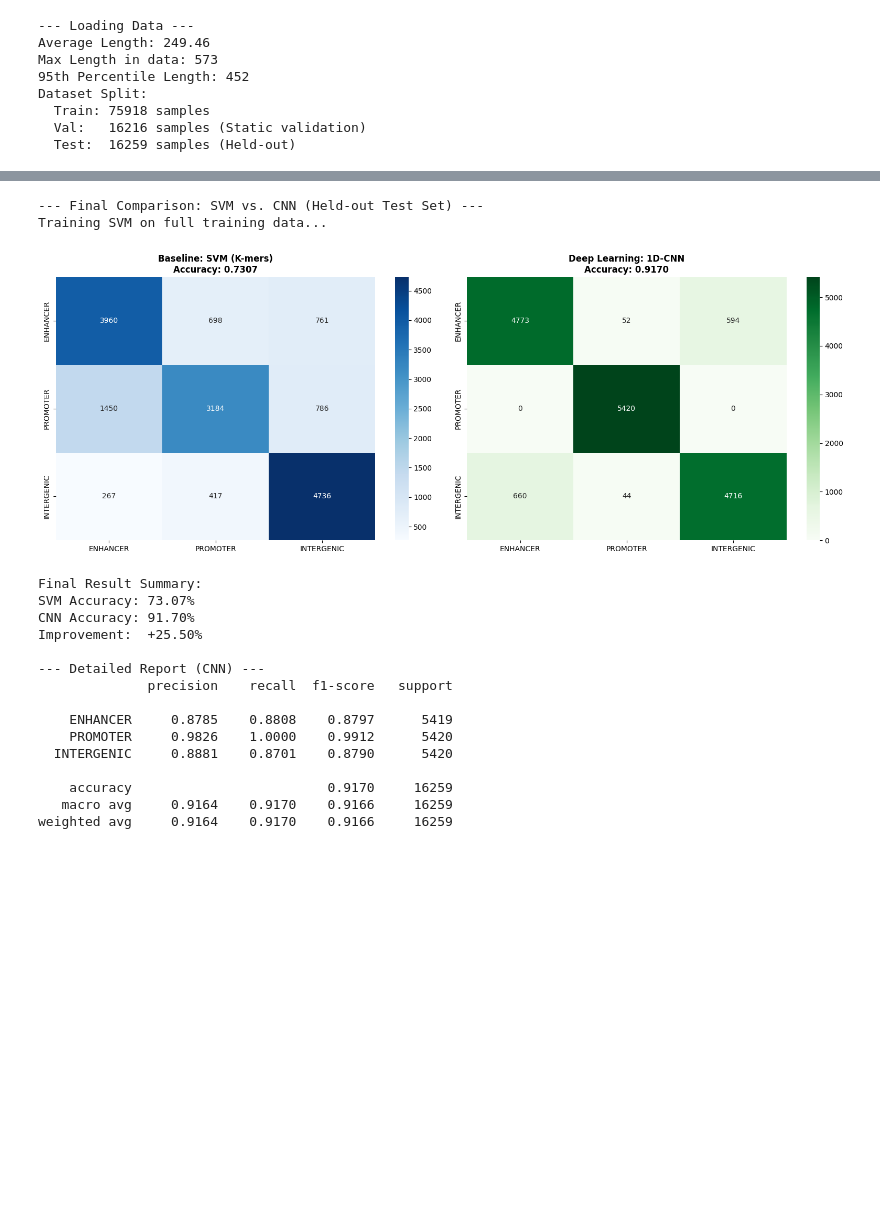
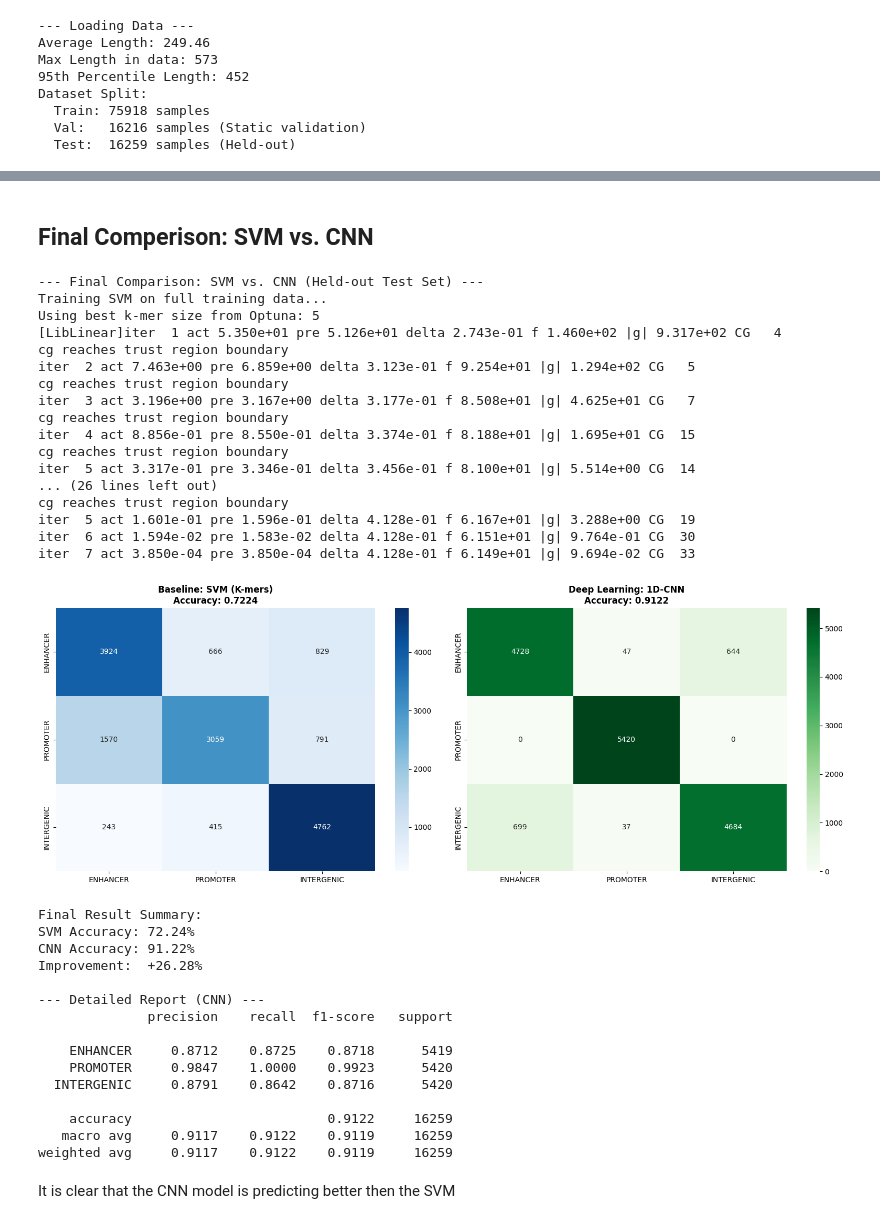
Before and after one commit to Shlezman/DL-DNA-sequences, a Jupyter notebook: project.ipynb, the cells around one changed output, grey strips where cells are left out. Cells and saved outputs as stored; diff of their text form; code cells hidden in the pictures; blank space fills up the shorter version.

```diff
--- a/project.ipynb
+++ b/project.ipynb
@@ -1,4 +5,5 @@
 # %%
+import sys
 import pandas as pd
 import numpy as np
 import matplotlib.pyplot as plt
@@ -15,12 +20,11 @@ from sklearn.svm import LinearSVC
 from sklearn.feature_extraction.text import CountVectorizer
 from sklearn.model_selection import StratifiedKFold
 
-
-
 import tensorflow as tf
 from tensorflow.keras import layers, models, callbacks
 from tensorflow.keras.preprocessing.sequence import pad_sequences
 
+DATA_PATH = './DNA_dataset/DNA_multiclass_balanced.parquet'
 
 LABEL2ID = {"ENHANCER": 0, "PROMOTER": 1, "INTERGENIC": 2}
 ID2LABEL = {v: k for k, v in LABEL2ID.items()}
@@ -28,5 +39,5 @@ LABEL_MAP = ["ENHANCER", "PROMOTER", "INTERGENIC"]
 # %%
-df_balanced = pd.read_parquet("./DNA_dataset/DNA_multiclass_balanced.parquet")
+df_balanced = pd.read_parquet(DATA_PATH)
 
 print("\nLabel distribution:")
 print(df_balanced["label"].value_counts())
@@ -275,5 +331,4 @@ All functions defined successfully.
 # %%
-
 FINAL_LEN = max(RECOMMENDED_LEN, 200)
 
 # Cross Validation
@@ -285,15 +340,17 @@ X_cv_padded = encode_and_pad(X_cv_raw, FINAL_LEN)
 X_test_padded = encode_and_pad(X_test, FINAL_LEN)
 
 # One-Hot
-X_cv_ohe = tf.one_hot(X_cv_padded, depth=5).numpy()
-X_test_ohe = tf.one_hot(X_test_padded, depth=5).numpy()
+with tf.device('/CPU:0'):
+    X_cv_ohe   = tf.one_hot(X_cv_padded,   depth=5).numpy()
+    X_test_ohe = tf.one_hot(X_test_padded, depth=5).numpy()
 y_test_cat = tf.keras.utils.to_categorical(y_test, num_classes=3)
 
 # Cross-Validation
 n_splits = 5
 kfold = StratifiedKFold(n_splits=n_splits, shuffle=True, random_state=42)
 cv_scores = []
-best_val_acc = 0
+
+best_val_loss = np.inf
 best_model = None
 # %% [output]
 Encoding data...
@@ -598,67 +694,80 @@ Sample Predictions (Random Sample):
+# %% [markdown]
+## Final Comperison: SVM vs. CNN
 # %%
 print("\n--- Final Comparison: SVM vs. CNN (Held-out Test Set) ---")
 
 print("Training SVM on full training data...")
-X_train_full_raw = X_train + X_val  # איחוד רשימות
+X_train_full_raw = X_train + X_val
 y_train_full = np.concatenate([y_train, y_val])
 
+print(f"Using best k-mer size from Optuna: {best_k}")
+vectorizer_final = CountVectorizer(analyzer='char', ngram_range=(best_k, best_k))
+X_train_vec = vectorizer_final.fit_transform(X_train_full_raw)
+X_test_vec  = vectorizer_final.transform(X_test)
 
-k_mer_size = 5
-vectorizer = CountVectorizer(analyzer='char', ngram_range=(k_mer_size, k_mer_size))
-X_train_vec = vectorizer.fit_transform(X_train_full_raw)
-X_test_vec = vectorizer.transform(X_test) # המרת ה-Test Set
-
-# SVM
 svm_model.fit(X_train_vec, y_train_full)
 
 y_pred_svm = svm_model.predict(X_test_vec)
-acc_svm = accuracy_score(y_test, y_pred_svm)
+acc_svm    = accuracy_score(y_test, y_pred_svm)
 
 y_pred_cnn_probs = best_model.predict(X_test_ohe, verbose=0)
 y_pred_cnn = np.argmax(y_pred_cnn_probs, axis=1)
-acc_cnn = accuracy_score(y_test, y_pred_cnn)
+acc_cnn    = accuracy_score(y_test, y_pred_cnn)
 
 fig, axes = plt.subplots(1, 2, figsize=(16, 6))
 labels = ['ENHANCER', 'PROMOTER', 'INTERGENIC']
 
-# SVM Matrix
 sns.heatmap(confusion_matrix(y_test, y_pred_svm), annot=True, fmt='d', cmap='Blues',
             xticklabels=labels, yticklabels=labels, ax=axes[0])
-axes[0].set_title(f'Baseline: SVM (K-mers)\nAccuracy: {acc_svm:.4f}', fontsize=12, fontweight='bold')
+axes[0].set_title(f'Baseline: SVM (K-mers)\nAccuracy: {acc_svm:.4f}', fontweight='bold')
 
-# CNN Matrix
 sns.heatmap(confusion_matrix(y_test, y_pred_cnn), annot=True, fmt='d', cmap='Greens',
             xticklabels=labels, yticklabels=labels, ax=axes[1])
-axes[1].set_title(f'Deep Learning: 1D-CNN\nAccuracy: {acc_cnn:.4f}', fontsize=12, fontweight='bold')
+axes[1].set_title(f'Deep Learning: 1D-CNN\nAccuracy: {acc_cnn:.4f}', fontweight='bold')
 
-plt.tight_layout()
-plt.show()
-
+plt.tight_layout(); plt.show()
 
 print(f"\nFinal Result Summary:")
 print(f"SVM Accuracy: {acc_svm:.2%}")
 print(f"CNN Accuracy: {acc_cnn:.2%}")
 improvement = (acc_cnn - acc_svm) / acc_svm * 100
 print(f"Improvement:  {improvement:+.2f}%")
 
 print("\n--- Detailed Report (CNN) ---")
 print(classification_report(y_test, y_pred_cnn, target_names=labels, digits=4))
 # %% [output]
 --- Final Comparison: SVM vs. CNN (Held-out Test Set) ---
 Training SVM on full training data...
+Using best k-mer size from Optuna: 5
+[LibLinear]iter  1 act 5.350e+01 pre 5.126e+01 delta 2.743e-01 f 1.460e+02 |g| 9.317e+02 CG   4
+cg reaches trust region boundary
+iter  2 act 7.463e+00 pre 6.859e+00 delta 3.123e-01 f 9.254e+01 |g| 1.294e+02 CG   5
+cg reaches trust region boundary
+iter  3 act 3.196e+00 pre 3.167e+00 delta 3.177e-01 f 8.508e+01 |g| 4.625e+01 CG   7
+cg reaches trust region boundary
+iter  4 act 8.856e-01 pre 8.550e-01 delta 3.374e-01 f 8.188e+01 |g| 1.695e+01 CG  15
+cg reaches trust region boundary
+iter  5 act 3.317e-01 pre 3.346e-01 delta 3.456e-01 f 8.100e+01 |g| 5.514e+00 CG  14
+... (26 lines left out)
+cg reaches trust region boundary
+iter  5 act 1.601e-01 pre 1.596e-01 delta 4.128e-01 f 6.167e+01 |g| 3.288e+00 CG  19
+iter  6 act 1.594e-02 pre 1.583e-02 delta 4.128e-01 f 6.151e+01 |g| 9.764e-01 CG  30
+iter  7 act 3.850e-04 pre 3.850e-04 delta 4.128e-01 f 6.149e+01 |g| 9.694e-02 CG  33
-[figure, old version]
+[figure, new version]
 Final Result Summary:
-SVM Accuracy: 73.07%
-CNN Accuracy: 91.70%
-Improvement:  +25.50%
+SVM Accuracy: 72.24%
+CNN Accuracy: 91.22%
+Improvement:  +26.28%
 
 --- Detailed Report (CNN) ---
               precision    recall  f1-score   support
 
-    ENHANCER     0.8785    0.8808    0.8797      5419
-    PROMOTER     0.9826    1.0000    0.9912      5420
-  INTERGENIC     0.8881    0.8701    0.8790      5420
+    ENHANCER     0.8712    0.8725    0.8718      5419
+    PROMOTER     0.9847    1.0000    0.9923      5420
+  INTERGENIC     0.8791    0.8642    0.8716      5420
 
-    accuracy                         0.9170     16259
-   macro avg     0.9164    0.9170    0.9166     16259
-weighted avg     0.9164    0.9170    0.9166     16259
+    accuracy                         0.9122     16259
+   macro avg     0.9117    0.9122    0.9119     16259
+weighted avg     0.9117    0.9122    0.9119     16259
+# %% [markdown]
+It is clear that the CNN model is predicting better then the SVM
```
Also changed, not shown: parts of 23 cells of this notebook.
